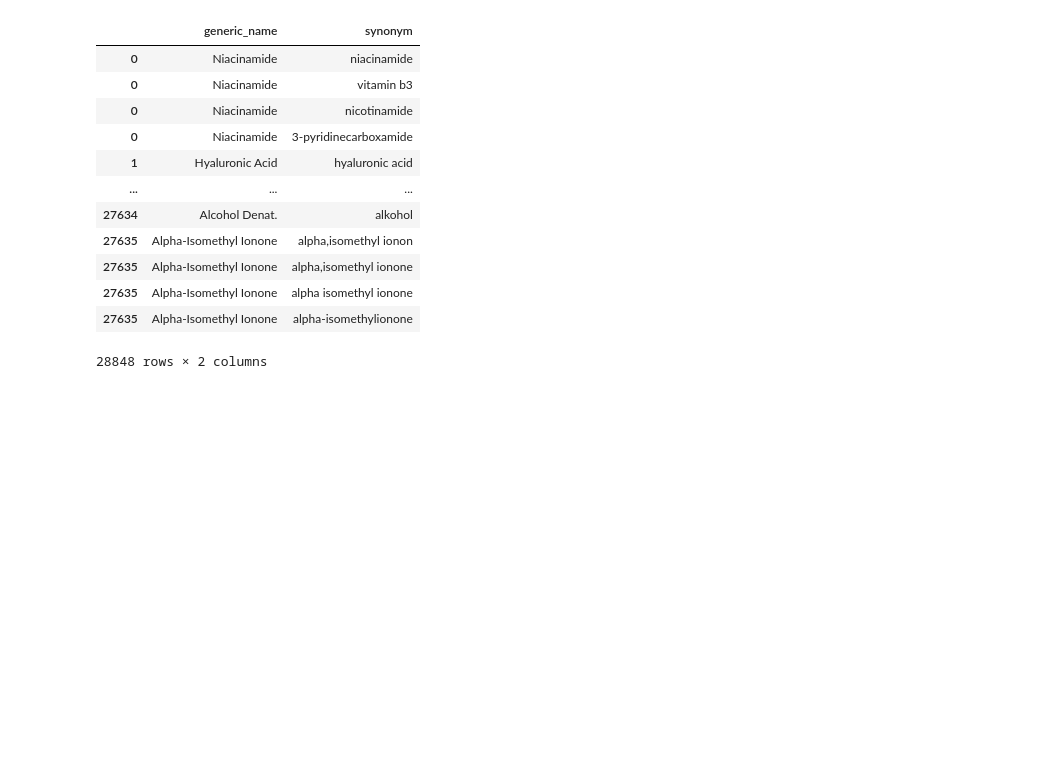
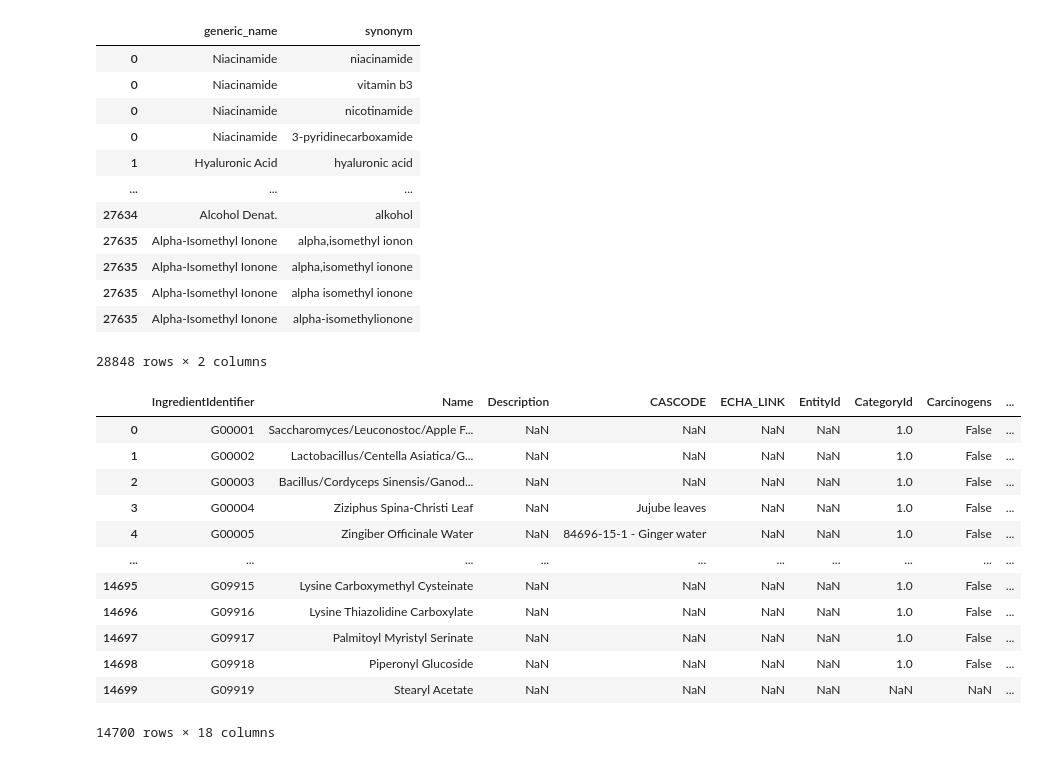
Before and after one commit to nikolastankovski/mlprojectt2, a Jupyter notebook: python scripts/Load_and_clean_dataset_Ingredients.ipynb, the cells around one changed output. Saved outputs shown, nothing was run; the diff lists cells and outputs as text; code cells hidden in the pictures; blank space fills up the shorter version.

```diff
--- a/python scripts/Load_and_clean_dataset_Ingredients.ipynb
+++ b/python scripts/Load_and_clean_dataset_Ingredients.ipynb
@@ -110,3 +110,21 @@ Index: []
 | 27635 | Alpha-Isomethyl Ionone | alpha isomethyl ionone |
 | 27635 | Alpha-Isomethyl Ionone | alpha-isomethylionone |
 28848 rows × 2 columns
+# %%
+their = pd.read_csv('../Data/raw/_Ingredient__13.10.23.csv', encoding='latin1')
+
+their
+# %% [output]
+|  | IngredientIdentifier | Name | Description | CASCODE | ECHA_LINK | EntityId | CategoryId | Carcinogens | ... |
+| 0 | G00001 | Saccharomyces/Leuconostoc/Apple F... | NaN | NaN | NaN | NaN | 1.0 | False | ... |
+| 1 | G00002 | Lactobacillus/Centella Asiatica/G... | NaN | NaN | NaN | NaN | 1.0 | False | ... |
+| 2 | G00003 | Bacillus/Cordyceps Sinensis/Ganod... | NaN | NaN | NaN | NaN | 1.0 | False | ... |
+| 3 | G00004 | Ziziphus Spina-Christi Leaf | NaN | Jujube leaves | NaN | NaN | 1.0 | False | ... |
+| 4 | G00005 | Zingiber Officinale Water | NaN | 84696-15-1 - Ginger water | NaN | NaN | 1.0 | False | ... |
+| ... | ... | ... | ... | ... | ... | ... | ... | ... | ... |
+| 14695 | G09915 | Lysine Carboxymethyl Cysteinate | NaN | NaN | NaN | NaN | 1.0 | False | ... |
+| 14696 | G09916 | Lysine Thiazolidine Carboxylate | NaN | NaN | NaN | NaN | 1.0 | False | ... |
+| 14697 | G09917 | Palmitoyl Myristyl Serinate | NaN | NaN | NaN | NaN | 1.0 | False | ... |
+| 14698 | G09918 | Piperonyl Glucoside | NaN | NaN | NaN | NaN | 1.0 | False | ... |
+| 14699 | G09919 | Stearyl Acetate | NaN | NaN | NaN | NaN | NaN | NaN | ... |
+14700 rows × 18 columns
```
Also changed, not shown: parts of 12 cells of this notebook.
